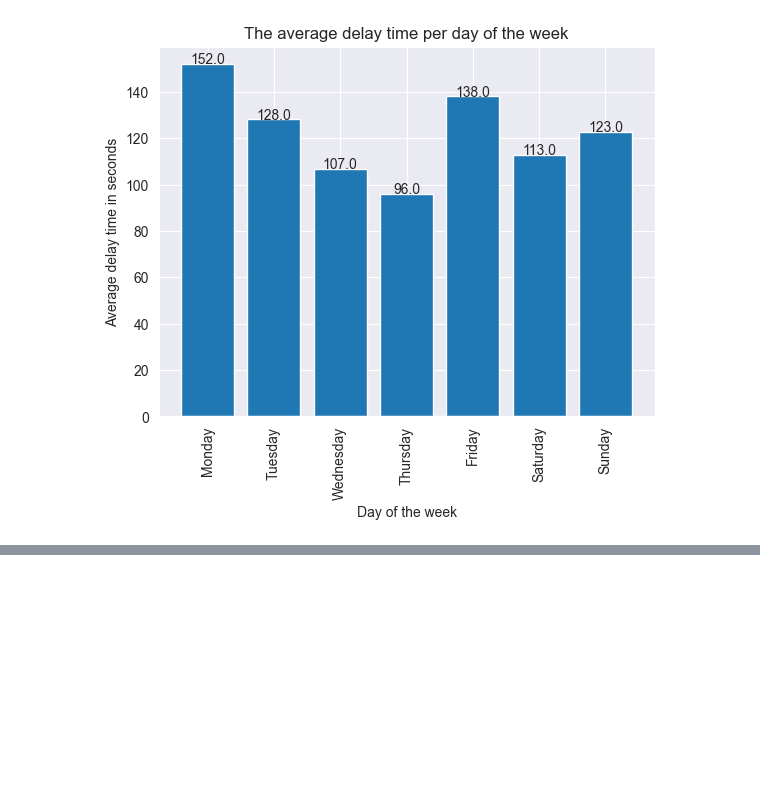
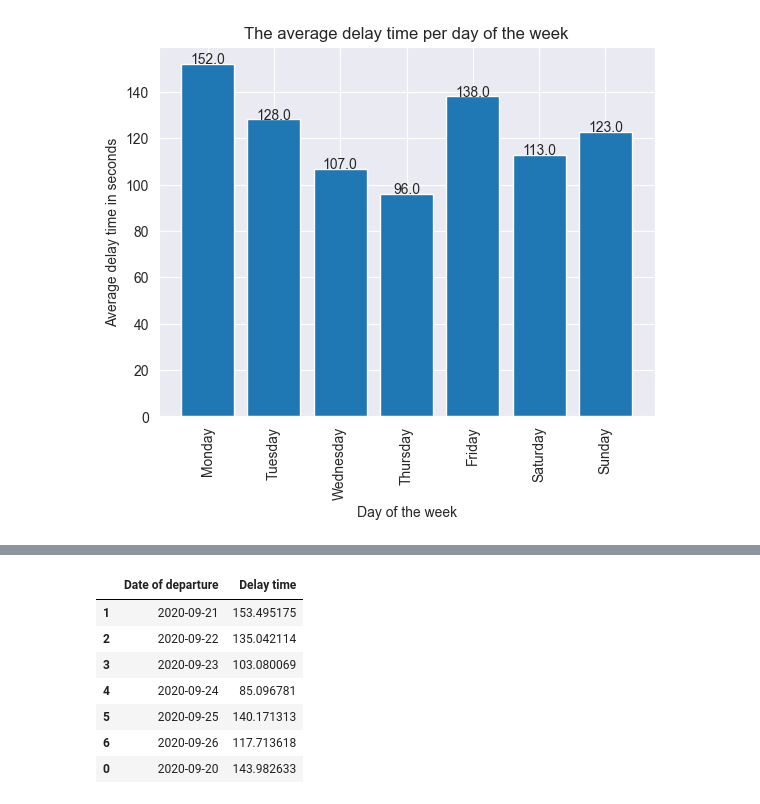
Before and after one commit to Seoyangsam/ACRM, a Jupyter notebook: src/Q6.ipynb, the cells around one changed output, grey strips where cells are left out. Saved outputs shown, nothing was run; the diff lists cells and outputs as text; code cells hidden in the pictures; blank space fills up the shorter version.

```diff
--- a/src/Q6.ipynb
+++ b/src/Q6.ipynb
@@ -66,0 +67,13 @@ KeyError: 'Name of the stop'
+# %%
+avg_delayBigCities = trips.groupby("Date of departure")["Delay time"].mean().reset_index()
+avg_delayBigCities = pd.concat([avg_delayBigCities.iloc[1:], avg_delayBigCities.iloc[:1]])
+avg_delayBigCities
+# %% [output]
+|  | Date of departure | Delay time |
+| 1 | 2020-09-21 | 153.495175 |
+| 2 | 2020-09-22 | 135.042114 |
+| 3 | 2020-09-23 | 103.080069 |
+| 4 | 2020-09-24 | 85.096781 |
+| 5 | 2020-09-25 | 140.171313 |
+| 6 | 2020-09-26 | 117.713618 |
+| 0 | 2020-09-20 | 143.982633 |
```
Also changed, not shown: parts of 6 cells of this notebook.
